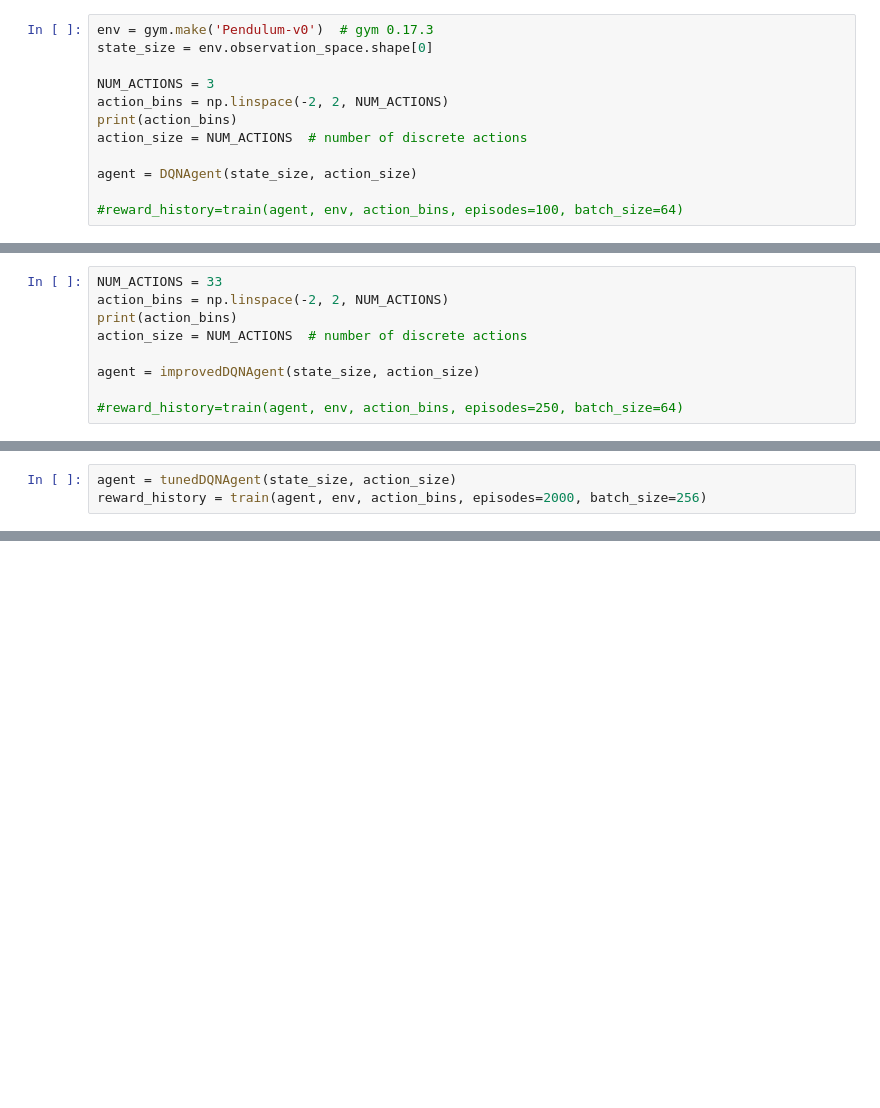
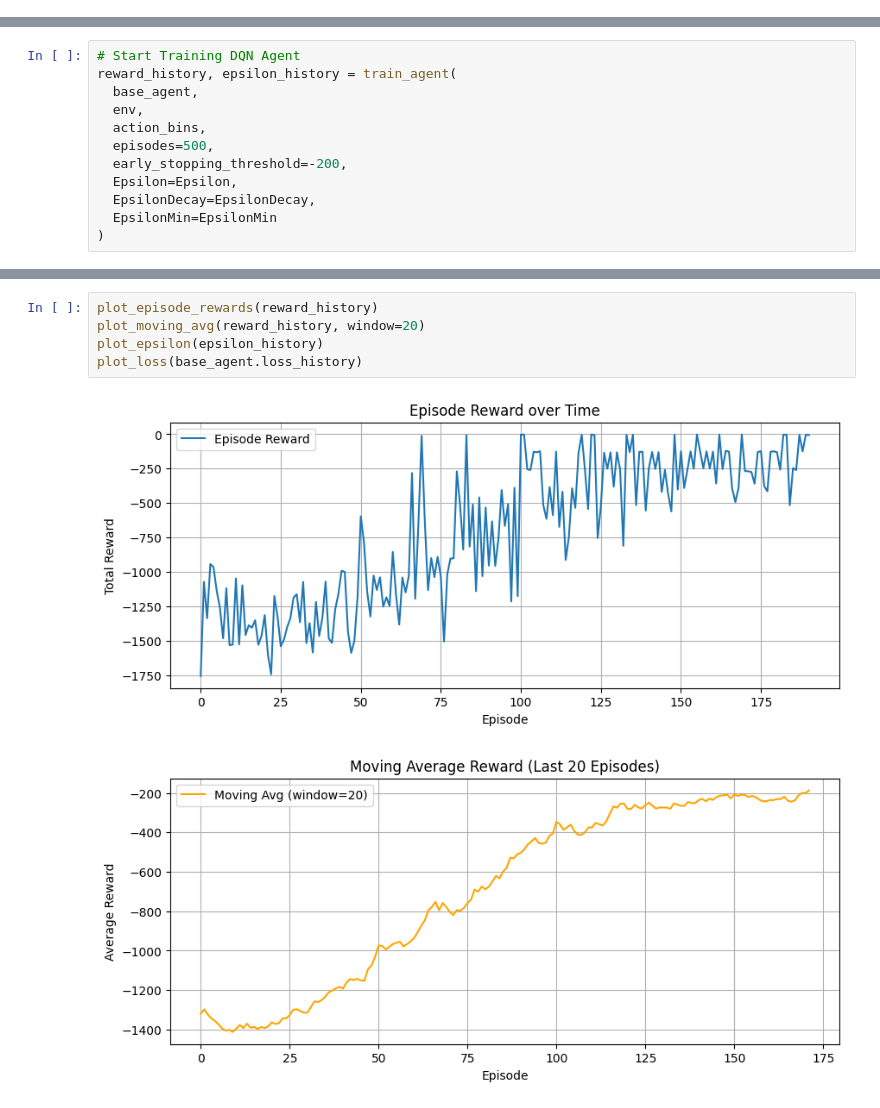
Before and after one commit to 4ndrrw/Pendulum-Balance-DQN, a Jupyter notebook: PartB.ipynb, the cells around one changed output, grey strips where cells are left out. Saved outputs shown, nothing was run; the diff lists cells and outputs as text; blank space fills up the shorter version.

```diff
--- a/PartB.ipynb
+++ b/PartB.ipynb
@@ -147,12 +0,0 @@ def train(agent, env , action_bins, episodes=500, batch_size=64):
-# %%
-env = gym.make('Pendulum-v0')  # gym 0.17.3
-state_size = env.observation_space.shape[0]
-
-NUM_ACTIONS = 3
-action_bins = np.linspace(-2, 2, NUM_ACTIONS)
-print(action_bins)
-action_size = NUM_ACTIONS  # number of discrete actions
-
-agent = DQNAgent(state_size, action_size)
-
-#reward_history=train(agent, env, action_bins, episodes=100, batch_size=64)
@@ -270,9 +0,0 @@ class improvedDQNAgent:
-# %%
-NUM_ACTIONS = 33
-action_bins = np.linspace(-2, 2, NUM_ACTIONS)
-print(action_bins)
-action_size = NUM_ACTIONS  # number of discrete actions
-
-agent = improvedDQNAgent(state_size, action_size)
-
-#reward_history=train(agent, env, action_bins, episodes=250, batch_size=64)
@@ -354,3 +0,0 @@ class tunedDQNAgent(improvedDQNAgent):
-# %%
-agent = tunedDQNAgent(state_size, action_size)
-reward_history = train(agent, env, action_bins, episodes=2000, batch_size=256)
@@ -374,0 +305,12 @@ Episode 213: Reward = -1504.36, Avg = -1369.68, Moving Avg (last 5) = -1469.52
+# %%
+# Start Training DQN Agent
+reward_history, epsilon_history = train_agent(
+  base_agent,
+  env,
+  action_bins,
+  episodes=500,
+  early_stopping_threshold=-200,
+  Epsilon=Epsilon,
+  EpsilonDecay=EpsilonDecay,
+  EpsilonMin=EpsilonMin
+)
@@ -374,0 +390,8 @@ Episode 213: Reward = -1504.36, Avg = -1369.68, Moving Avg (last 5) = -1469.52
+# %%
+plot_episode_rewards(reward_history)
+plot_moving_avg(reward_history, window=20)
+plot_epsilon(epsilon_history)
+plot_loss(base_agent.loss_history)
+# %% [output]
+[figure, added]
+[figure, added]
```
Also changed, not shown: parts of 51 cells of this notebook, 7 other files.
